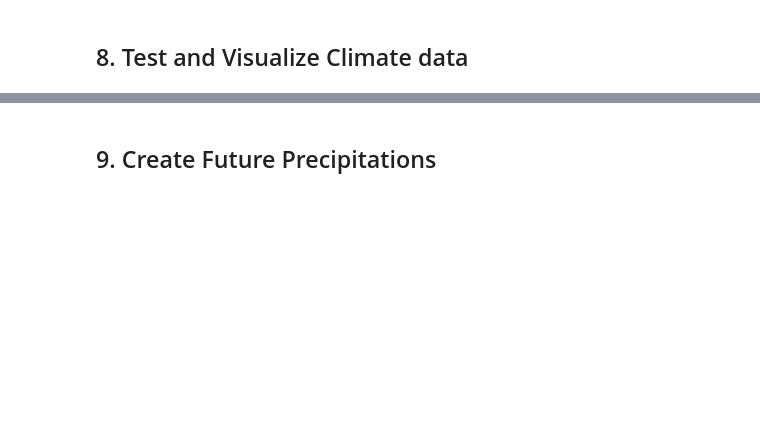
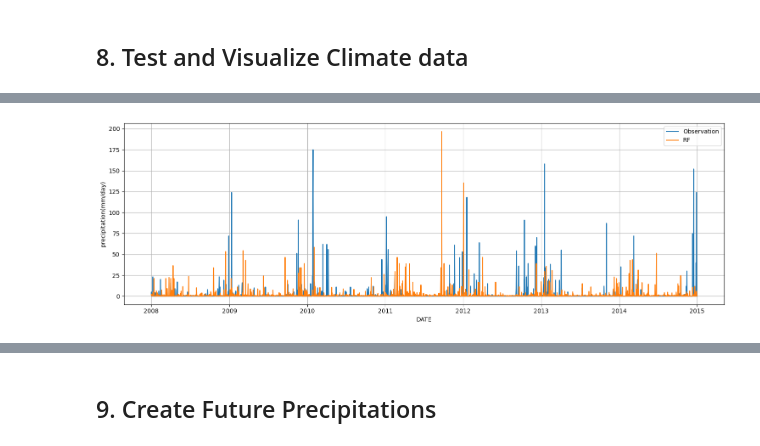
Before and after one commit to DavidChoi76/CCdownscaling, a Jupyter notebook: example/mozambique/2_application_of _downscaling_methods_using_climate_data.ipynb, the cells around one changed output, grey strips where cells are left out. Saved outputs shown, nothing was run; the diff lists cells and outputs as text; code cells hidden in the pictures; blank space fills up the shorter version.

```diff
--- a/example/mozambique/2_application_of _downscaling_methods_using_climate_data.ipynb
+++ b/example/mozambique/2_application_of _downscaling_methods_using_climate_data.ipynb
@@ -94,12 +247,12 @@ station_lat, station_lon
 # %%
 # load GCM historical data
 gcm_data['pr'] = gcm_data['pr'] * 86400
-gcm_precip1 = gcm_data['pr'].sel(time=slice('1947-01-01','2014-12-31'))
+gcm_precip1 = gcm_data['pr'].sel(time=slice('1980-01-01','2014-12-31'))
 gcm_precip2 = gcm_precip1.sel(lat=station_lat, lon=station_lon, method='nearest').values
 gcm_precip = np.squeeze(gcm_precip2)
 # %%
 total_date_df = pd.DataFrame(
-    {'date': pd.date_range(start='1947-01-01', end='2014-12-31', freq='1D'),
+    {'DATE': pd.date_range(start='1980-01-01', end='2014-12-31', freq='1D'),
     }
 )
 print(len(total_date_df))
@@ -108,5 +276,5 @@ total_date_df
 # %% [markdown]
 ## 4. Merge Station Observation and GCM historical data
 # %%
-total_data = pd.merge(total_date_df, station_data, on="date", how="left")
+total_data = pd.merge(total_date_df, moz_maputo_obs, on="DATE", how="left")
 total_data
@@ -127,7 +328,7 @@ total_data
 # split train and test sets:
 # train_split = int(round(input_data.shape[0]*0.8))
 input_data = total_data["gcm_precip"]
-hist_data = total_data["precip"]
+hist_data = total_data["PRCP"]
 train_split = int(len(total_data)*0.8)  # split out the first 24 years for the training data, last 6 years for the test set
 training_data = input_data[0:train_split].values.reshape(-1, 1)
 train_hist = hist_data[0:train_split].values.reshape(-1, 1)
@@ -172,15 +381,17 @@ mse, mae, r2
 # %%
 import numpy as np
 import matplotlib.pyplot as plt
 
 fig, ax = plt.subplots(1, 1, figsize=(15,5))
-ax.plot(total_data["date"][train_split:].values, test_hist, total_data["date"][train_split:].values, random_forest_output)
-ax.set_xlabel('date')
+ax.plot(total_data["DATE"][train_split:].values, test_hist, total_data["DATE"][train_split:].values, random_forest_output)
+ax.set_xlabel('DATE')
 ax.set_ylabel('precipitation(mm/day)')
 ax.grid(True)
 ax.legend(['Observation', 'RF'])
 fig.tight_layout()
 plt.show()
+# %% [output]
+[figure, added]
 # %%
 mse = mean_squared_error(test_hist, rf_two_part_output)
 mae = mean_absolute_error(test_hist, rf_two_part_output)
```
Also changed, not shown: parts of 43 cells of this notebook, 5 other files.
